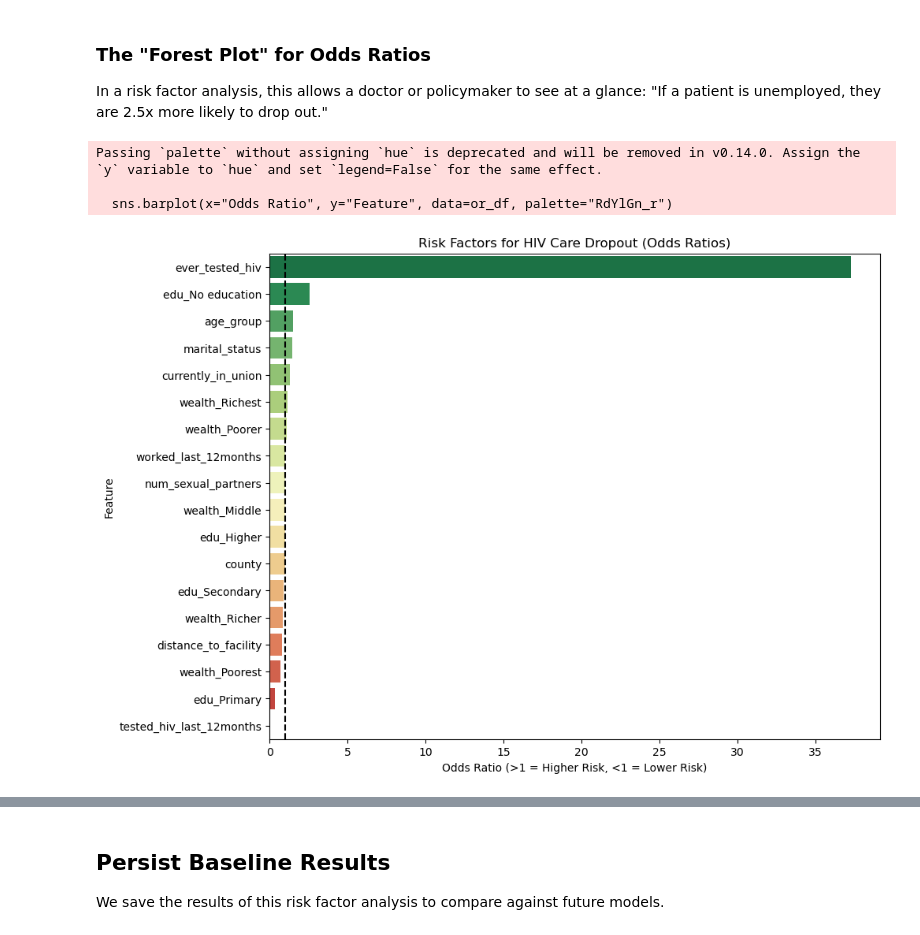
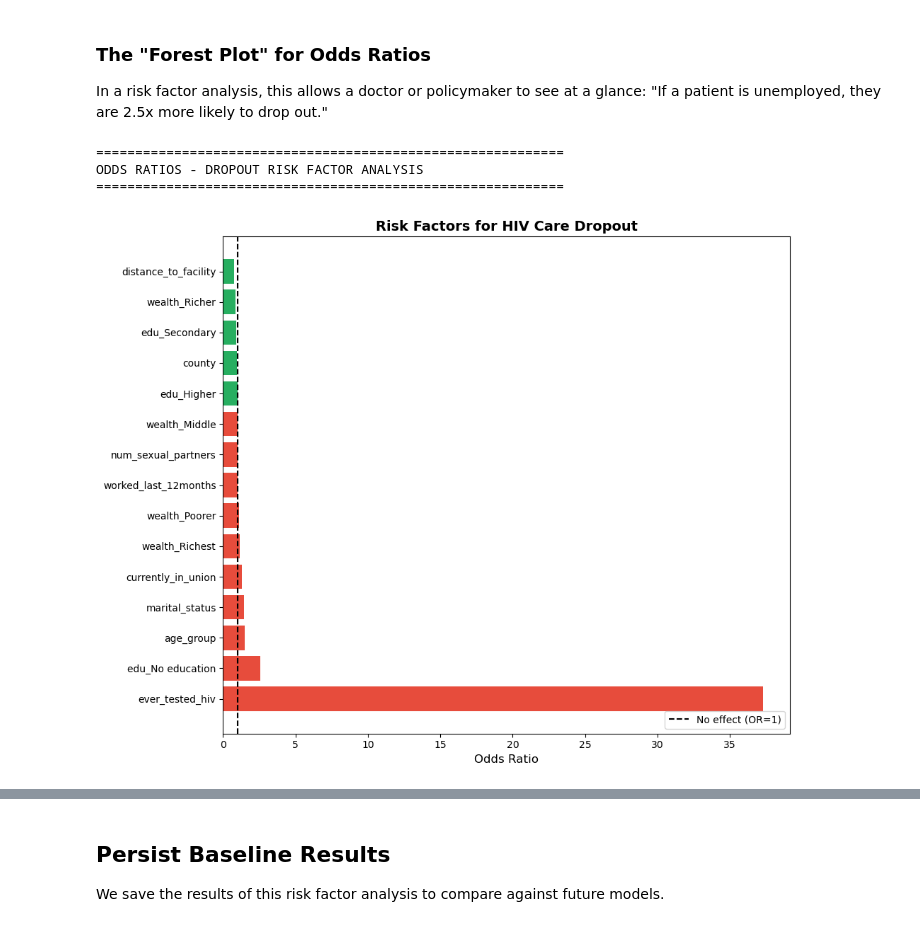
Before and after one commit to Daniellamuli/Phase-5-HIV-Care-Gap-AI, a Jupyter notebook: notebooks/06_model_2_dropout_prediction.ipynb, the cells around one changed output, grey strips where cells are left out. Saved outputs shown, nothing was run; the diff lists cells and outputs as text; code cells hidden in the pictures.

```diff
--- a/notebooks/06_model_2_dropout_prediction.ipynb
+++ b/notebooks/06_model_2_dropout_prediction.ipynb
@@ -349,24 +349,76 @@ weighted avg       1.00      0.76      0.86      6432
 
 In a risk factor analysis, this allows a doctor or policymaker to see at a glance: "If a patient is unemployed, they are 2.5x more likely to drop out."
 # %%
-# Calculate Odds Ratios
-feature_names = X.columns
+# Cell 13.5: Calculate and Visualize Odds Ratios
+print("=" * 60)
+print("ODDS RATIOS - DROPOUT RISK FACTOR ANALYSIS")
+print("=" * 60)
+
+# Calculate odds ratios from trained model
 coefficients = lr_model.coef_[0]
 odds_ratios = np.exp(coefficients)
 
-# Create a DataFrame for plotting
-or_df = pd.DataFrame({"Feature": feature_names, "Odds Ratio": odds_ratios})
-or_df = or_df.sort_values("Odds Ratio", ascending=False)
+# Create risk factor DataFrame
+risk_df = pd.DataFrame(
+    {"Feature": X.columns, "Coefficient": coefficients, "Odds_Ratio": odds_ratios}
+).sort_values("Odds_Ratio", ascending=False)
 
-# Plot
+risk_df["Risk_Direction"] = [
+    "Higher" if or_ > 1 else "Lower" if or_ < 1 else "Neutral"
+    for or_ in risk_df["Odds_Ratio"]
+]
+risk_df["Odds_Ratio"] = risk_df["Odds_Ratio"].round(3)
+
+# Forest plot
 plt.figure(figsize=(10, 8))
-sns.barplot(x="Odds Ratio", y="Feature", data=or_df, palette="RdYlGn_r")
-plt.axvline(x=1, color="black", linestyle="--")  # The "Neutral" line
-plt.title("Risk Factors for HIV Care Dropout (Odds Ratios)")
-plt.xlabel("Odds Ratio (>1 = Higher Risk, <1 = Lower Risk)")
+top_features = risk_df.head(15)
+colors = [
+    "#E74C3C" if x > 1 else "#27AE60" if x < 1 else "#95A5A6"
+    for x in top_features["Odds_Ratio"]
+]
+
+bars = plt.barh(range(len(top_features)), top_features["Odds_Ratio"], color=colors)
+plt.axvline(x=1, color="black", linestyle="--", linewidth=1.5, label="No effect (OR=1)")
+plt.yticks(range(len(top_features)), top_features["Feature"])
+plt.xlabel("Odds Ratio", fontsize=12)
+plt.title("Risk Factors for HIV Care Dropout", fontsize=14, fontweight="bold")
+plt.legend(loc="lower right")
+plt.tight_layout()
+plt.savefig("../figures/odds_ratios_forest.png", dpi=300, bbox_inches="tight")
 plt.show()
+print("✓ Forest plot saved to: figures/odds_ratios_forest.png")
+
+# Identify key findings
+high_risk = risk_df[risk_df["Odds_Ratio"] > 1.5]
+protective = risk_df[risk_df["Odds_Ratio"] < 0.7]
+
+print("\n" + "=" * 60)
+print("KEY FINDINGS: CHARACTERISTICS OF DROPOUTS")
+print("=" * 60)
+
+if len(high_risk) > 0:
+    print(f"\n🔴 HIGHEST RISK CHARACTERISTICS (OR > 1.5):")
+    for i, row in high_risk.head(8).iterrows():
+        print(
+            f"  • {row['Feature']}: {row['Odds_Ratio']:.2f}x higher dropout likelihood"
+        )
+
+if len(protective) > 0:
+    print(f"\n🟢 PROTECTIVE CHARACTERISTICS (OR < 0.7):")
+    for i, row in protective.head(8).iterrows():
+        reduction = (1 - row["Odds_Ratio"]) * 100
+        print(
+            f"  • {row['Feature']}: {row['Odds_Ratio']:.2f}x ({reduction:.0f}% lower likelihood)"
+        )
+
+print("\n" + "-" * 60)
+print("ODDS RATIO INTERPRETATION:")
+print("  • OR = 2.0 → Twice as likely to be out of care")
+print("  • OR = 0.5 → Half as likely to be out of care (protective)")
+print("  • OR = 1.0 → No association with dropout")
+print("=" * 60)
 # %% [output]
-Passing `palette` without assigning `hue` is deprecated and will be removed in v0.14.0. Assign the `y` variable to `hue` and set `legend=False` for the same effect.
-
-  sns.barplot(x="Odds Ratio", y="Feature", data=or_df, palette="RdYlGn_r")
+============================================================
+ODDS RATIOS - DROPOUT RISK FACTOR ANALYSIS
+============================================================
-[figure, old version]
+[figure, new version]
```
Also changed, not shown: parts of 5 cells of this notebook, 1 other file.
